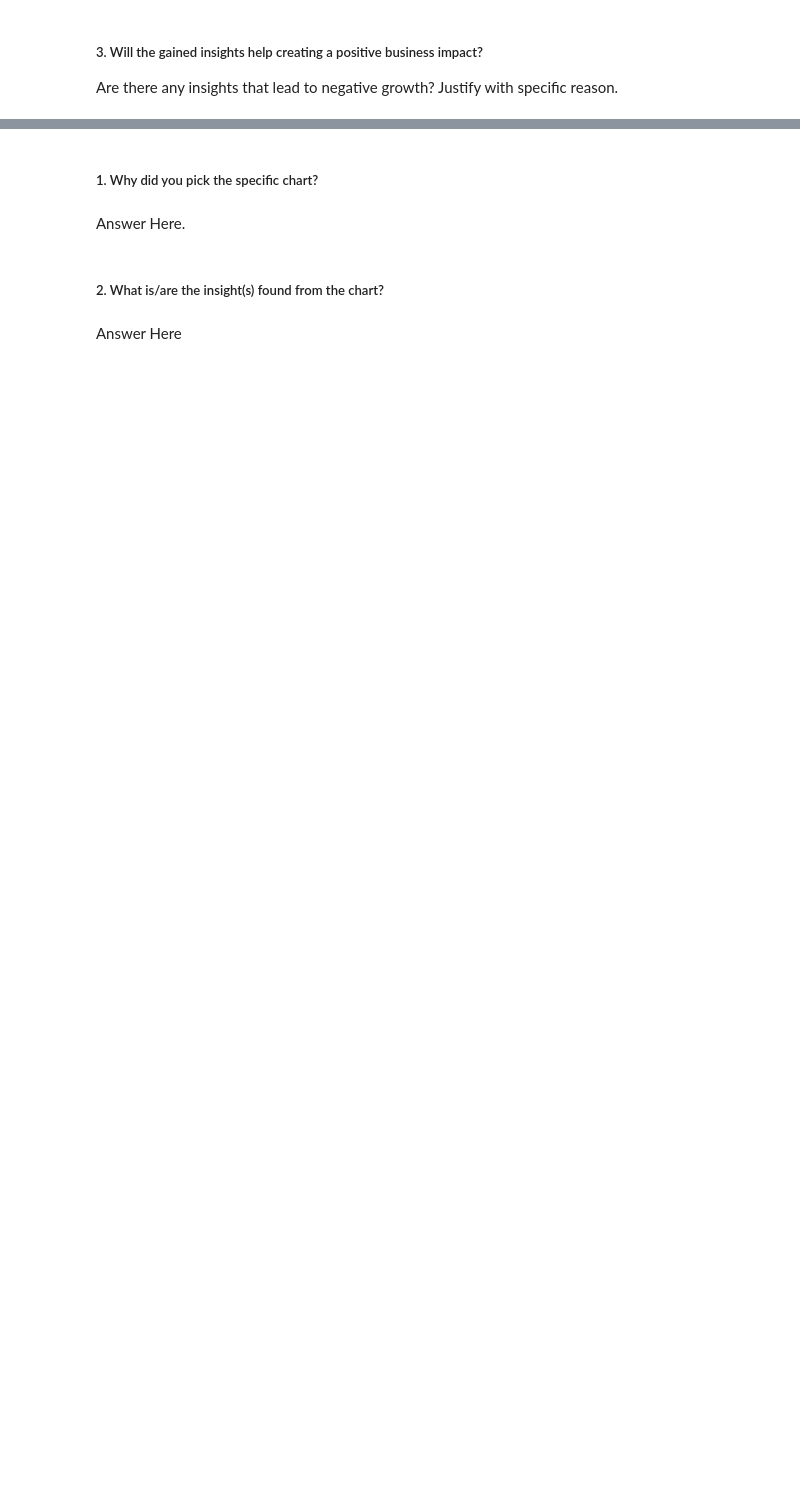
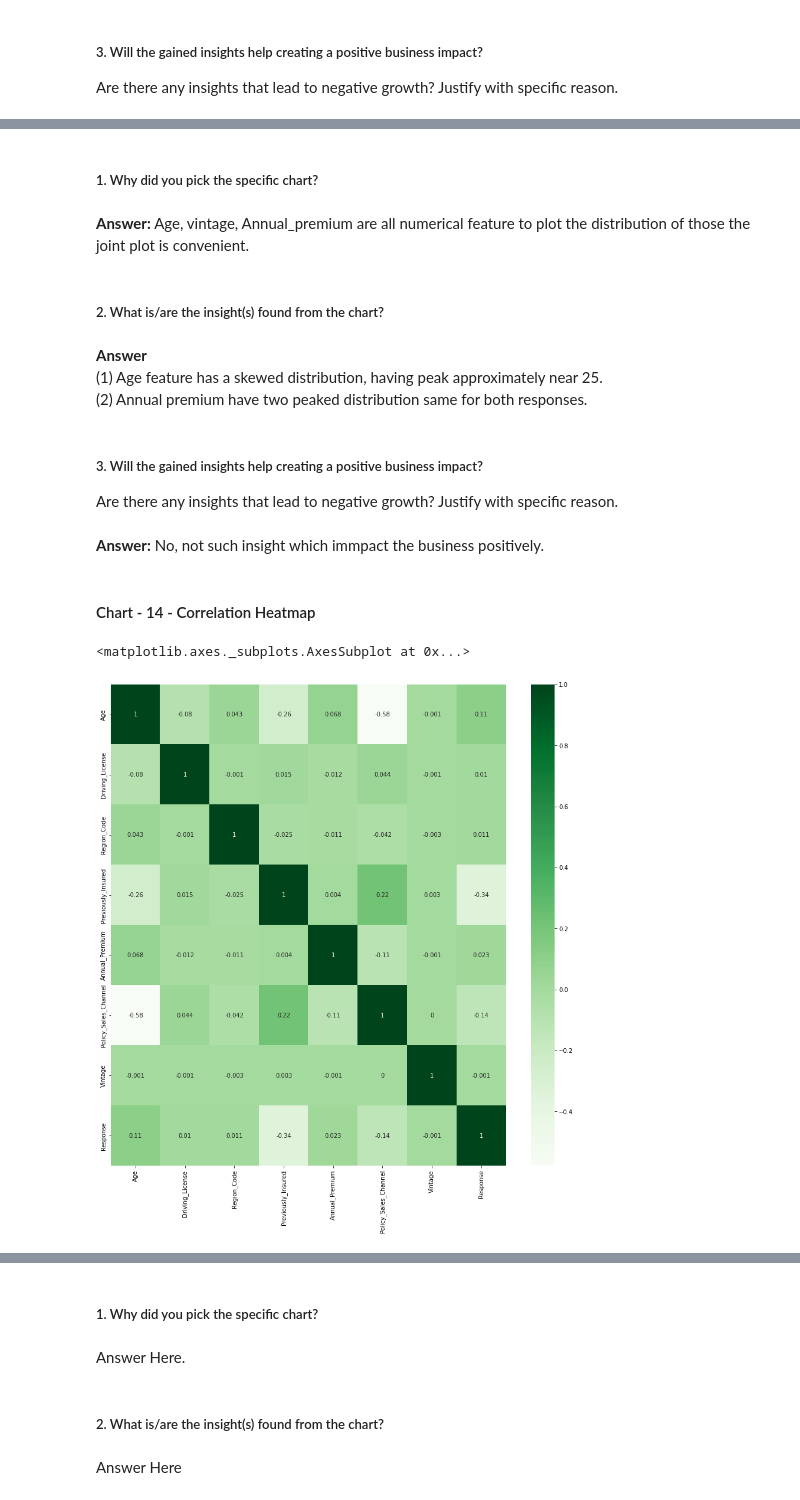
Before and after one commit to ad709kr/Health-insurance-cross-sell-prediction, a Jupyter notebook: Heath_Insurance_cross_sell_prediction.ipynb, the cells around one changed output, grey strips where cells are left out. Saved outputs shown, nothing was run; the diff lists cells and outputs as text; code cells hidden in the pictures; blank space fills up the shorter version.

```diff
--- a/Heath_Insurance_cross_sell_prediction.ipynb
+++ b/Heath_Insurance_cross_sell_prediction.ipynb
@@ -778,0 +847,27 @@ Answer Here
+# %% [markdown]
+##### 1. Why did you pick the specific chart?
+# %% [markdown]
+**Answer:** Age, vintage, Annual_premium are all numerical feature to plot the distribution of those the joint plot is convenient.
+# %% [markdown]
+##### 2. What is/are the insight(s) found from the chart?
+# %% [markdown]
+**Answer**
+<br> (1) Age feature has a skewed distribution, having peak approximately near 25.
+<br> (2) Annual premium have two peaked distribution same for both responses.
+# %% [markdown]
+##### 3. Will the gained insights help creating a positive business impact?
+Are there any insights that lead to negative growth? Justify with specific reason.
+# %% [markdown]
+**Answer:** No, not such insight which immpact the business positively.
+# %% [markdown]
+#### Chart - 14 - Correlation Heatmap
+# %%
+# Correlation Heatmap visualization code
+# Correlation Heatmap visualization code
+data.drop(['id'],axis=1,inplace=True)
+corr = round(data.corr(),3)
+plt.figure(figsize=(15,15))
+sns.heatmap(corr,cmap="Greens",annot=True)
+# %% [output]
+<matplotlib.axes._subplots.AxesSubplot at 0x...>
+[figure, added]
```
Also changed, not shown: parts of 167 cells of this notebook.
